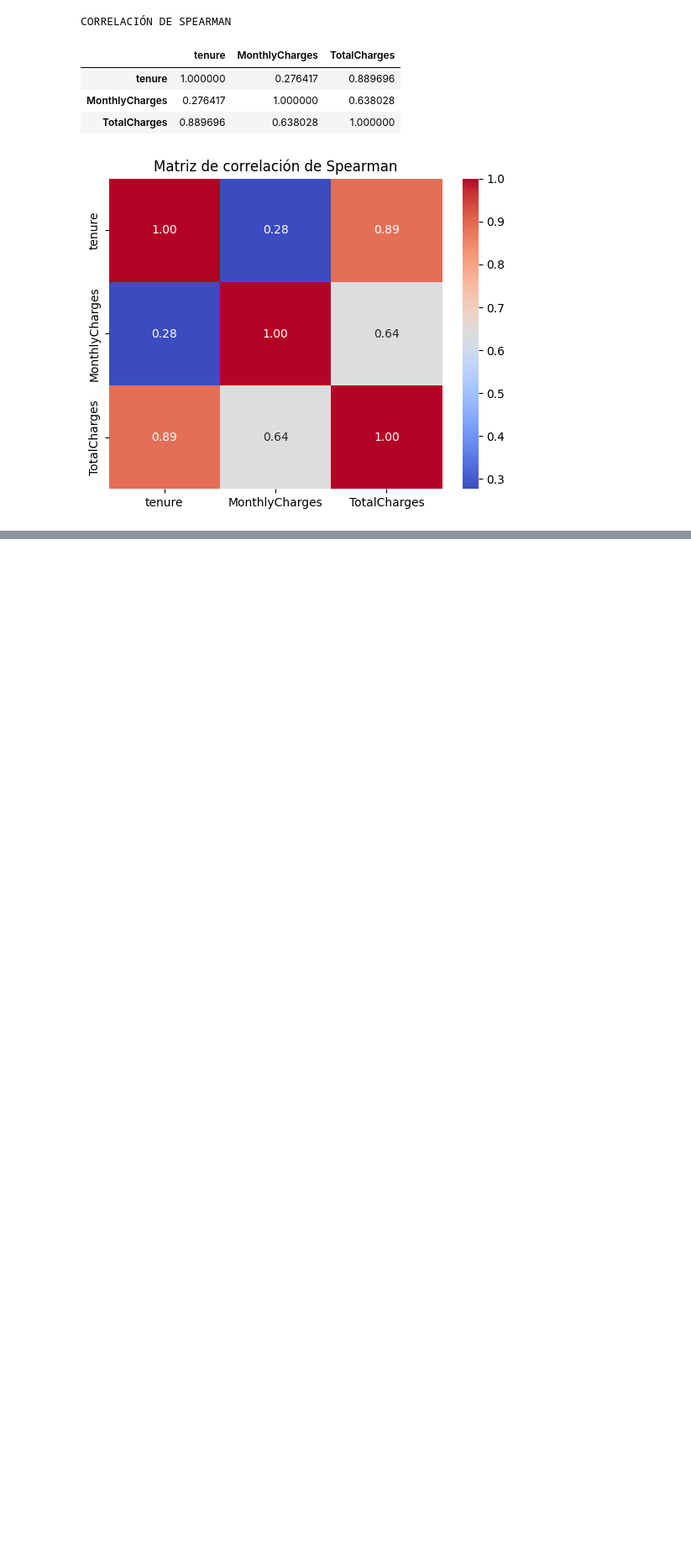
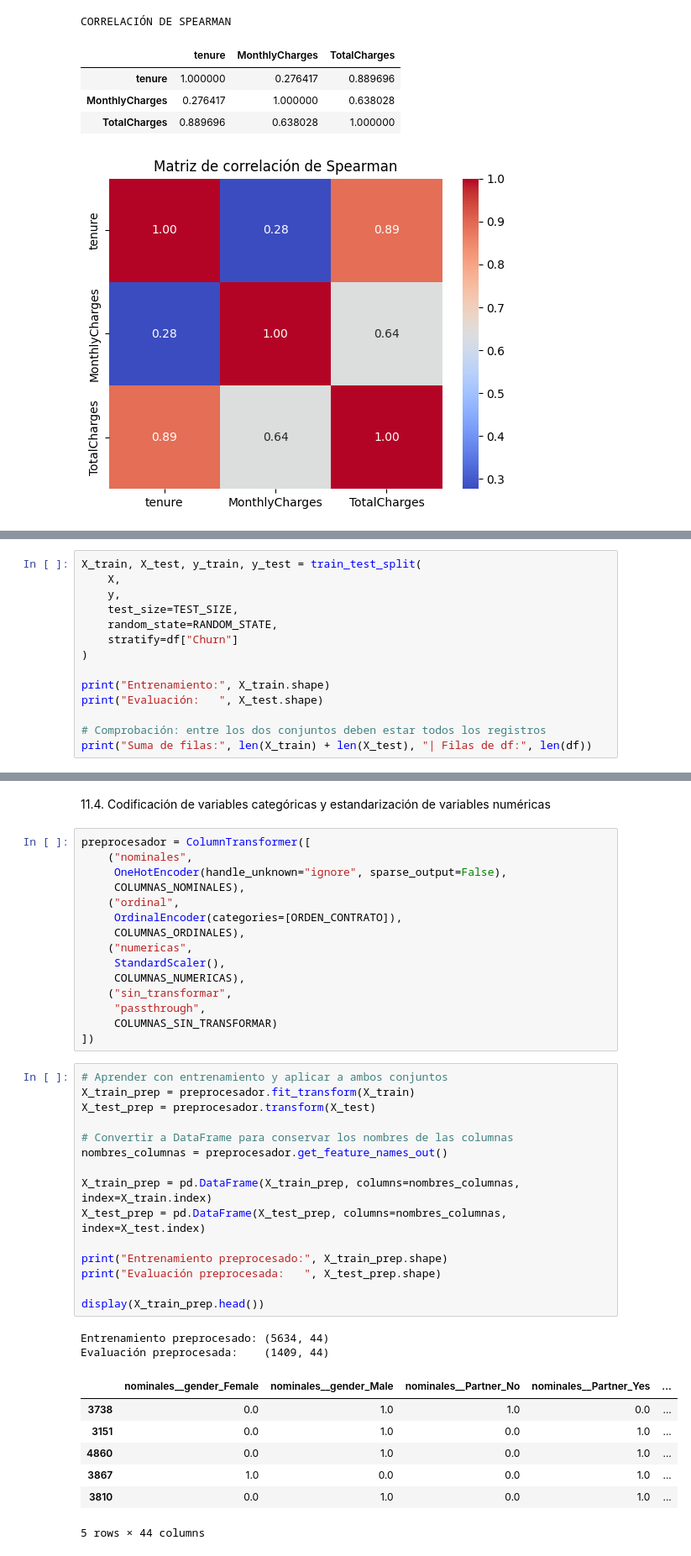
Before and after one commit to GaboFW/TPI_Grupo-05, a Jupyter notebook: notebooks/TPI_Analisis_de_Datos.ipynb, the cells around one changed output, grey strips where cells are left out. Shown at 84% size. Drawn from its saved outputs; the diff is of its cells as text; blank space fills up the shorter version.

```diff
--- a/notebooks/TPI_Analisis_de_Datos.ipynb
+++ b/notebooks/TPI_Analisis_de_Datos.ipynb
@@ -1166,0 +1091,14 @@ Este análisis permite identificar patrones y formular hipótesis sobre el compo
+# %%
+X_train, X_test, y_train, y_test = train_test_split(
+    X,
+    y,
+    test_size=TEST_SIZE,
+    random_state=RANDOM_STATE,
+    stratify=df["Churn"]
+)
+
+print("Entrenamiento:", X_train.shape)
+print("Evaluación:   ", X_test.shape)
+
+# Comprobación: entre los dos conjuntos deben estar todos los registros
+print("Suma de filas:", len(X_train) + len(X_test), "| Filas de df:", len(df))
@@ -1166,0 +1140,42 @@ Este análisis permite identificar patrones y formular hipótesis sobre el compo
+# %% [markdown]
+11.4. Codificación de variables categóricas y estandarización de variables numéricas
+# %%
+preprocesador = ColumnTransformer([
+    ("nominales",
+     OneHotEncoder(handle_unknown="ignore", sparse_output=False),
+     COLUMNAS_NOMINALES),
+    ("ordinal",
+     OrdinalEncoder(categories=[ORDEN_CONTRATO]),
+     COLUMNAS_ORDINALES),
+    ("numericas",
+     StandardScaler(),
+     COLUMNAS_NUMERICAS),
+    ("sin_transformar",
+     "passthrough",
+     COLUMNAS_SIN_TRANSFORMAR)
+])
+# %%
+# Aprender con entrenamiento y aplicar a ambos conjuntos
+X_train_prep = preprocesador.fit_transform(X_train)
+X_test_prep = preprocesador.transform(X_test)
+
+# Convertir a DataFrame para conservar los nombres de las columnas
+nombres_columnas = preprocesador.get_feature_names_out()
+
+X_train_prep = pd.DataFrame(X_train_prep, columns=nombres_columnas, index=X_train.index)
+X_test_prep = pd.DataFrame(X_test_prep, columns=nombres_columnas, index=X_test.index)
+
+print("Entrenamiento preprocesado:", X_train_prep.shape)
+print("Evaluación preprocesada:   ", X_test_prep.shape)
+
+display(X_train_prep.head())
+# %% [output]
+Entrenamiento preprocesado: (5634, 44)
+Evaluación preprocesada:    (1409, 44)
+|  | nominales__gender_Female | nominales__gender_Male | nominales__Partner_No | nominales__Partner_Yes | ... |
+| 3738 | 0.0 | 1.0 | 1.0 | 0.0 | ... |
+| 3151 | 0.0 | 1.0 | 0.0 | 1.0 | ... |
+| 4860 | 0.0 | 1.0 | 0.0 | 1.0 | ... |
+| 3867 | 1.0 | 0.0 | 0.0 | 1.0 | ... |
+| 3810 | 0.0 | 1.0 | 0.0 | 1.0 | ... |
+5 rows × 44 columns
```
Also changed, not shown: parts of 52 cells of this notebook.
